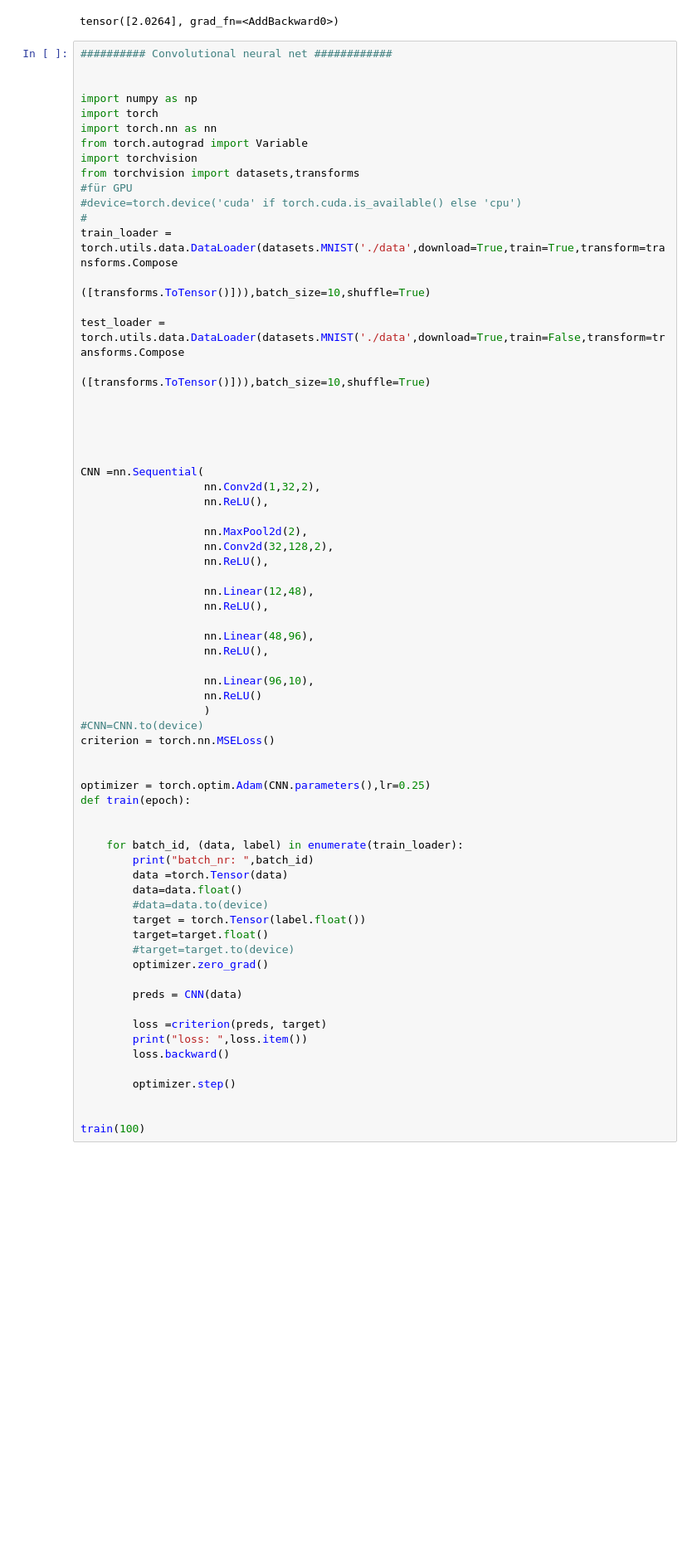
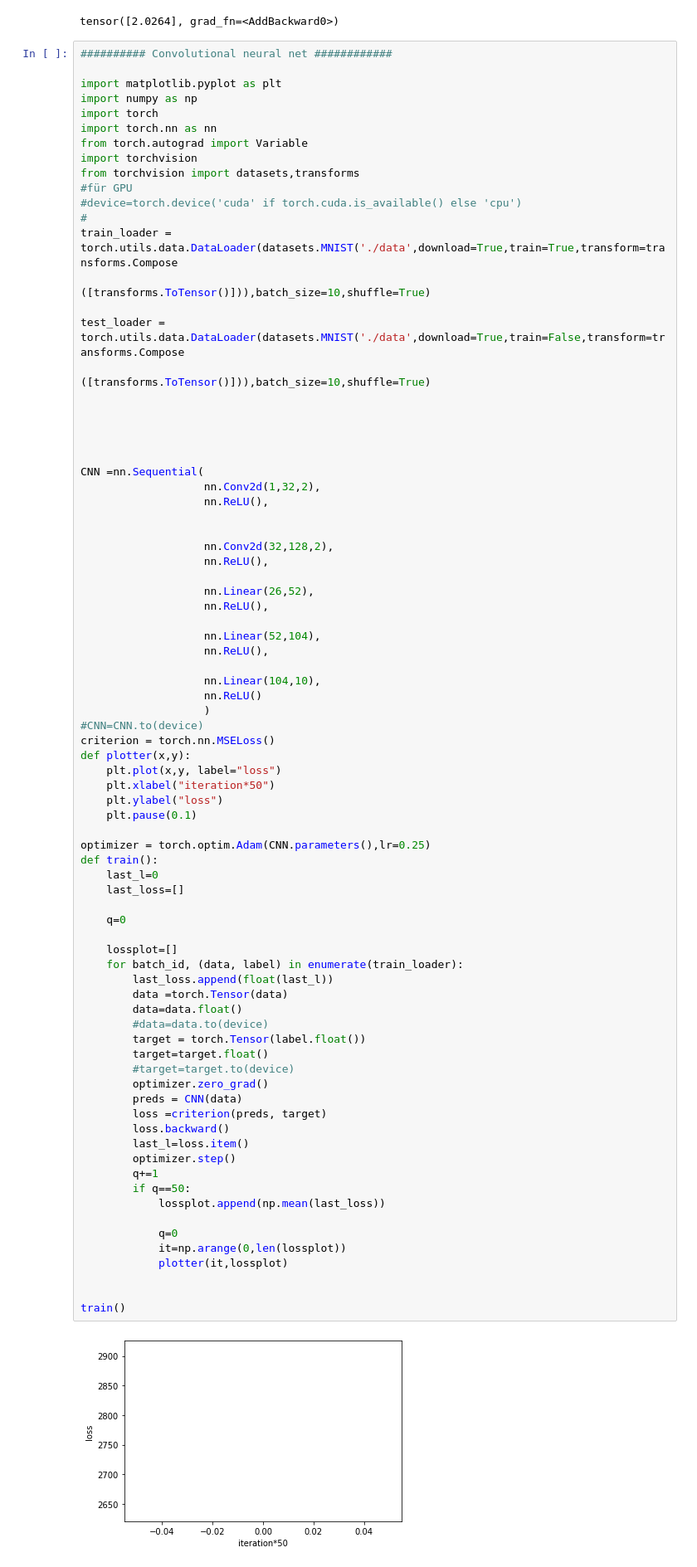
Before and after one commit to MNasert/ML-projects, a Jupyter notebook: Conv_handmade.ipynb, the cells around one changed output. Shown: that part at 83% size. Drawn from its saved outputs; the diff is of its cells as text; blank space fills up the shorter version.

```diff
--- a/Conv_handmade.ipynb
+++ b/Conv_handmade.ipynb
@@ -81,7 +81,7 @@ tensor([2.0264], grad_fn=<AddBackward0>)
 # %%
 ########## Convolutional neural net ############
 
-
+import matplotlib.pyplot as plt
 import numpy as np
 import torch
 import torch.nn as nn
@@ -105,45 +105,58 @@ CNN =nn.Sequential(
                    nn.Conv2d(1,32,2),
                    nn.ReLU(),
 
-                   nn.MaxPool2d(2),
+
                    nn.Conv2d(32,128,2),
                    nn.ReLU(),
 
-                   nn.Linear(12,48),
+                   nn.Linear(26,52),
                    nn.ReLU(),
 
-                   nn.Linear(48,96),
+                   nn.Linear(52,104),
                    nn.ReLU(),
 
-                   nn.Linear(96,10),
+                   nn.Linear(104,10),
                    nn.ReLU()
                    )
 #CNN=CNN.to(device)
 criterion = torch.nn.MSELoss()
-
+def plotter(x,y):
+    plt.plot(x,y, label="loss")
+    plt.xlabel("iteration*50")
+    plt.ylabel("loss")
+    plt.pause(0.1)
 
 optimizer = torch.optim.Adam(CNN.parameters(),lr=0.25)
-def train(epoch):
+def train():
+    last_l=0
+    last_loss=[]
 
+    q=0
 
+    lossplot=[]
     for batch_id, (data, label) in enumerate(train_loader):
-        print("batch_nr: ",batch_id)
+        last_loss.append(float(last_l))
         data =torch.Tensor(data)
         data=data.float()
         #data=data.to(device)
         target = torch.Tensor(label.float())
         target=target.float()
         #target=target.to(device)
         optimizer.zero_grad()
+        preds = CNN(data)
+        loss =criterion(preds, target)
+        loss.backward()
+        last_l=loss.item()
+        optimizer.step()
+        q+=1
+        if q==50:
+            lossplot.append(np.mean(last_loss))
 
-        preds = CNN(data)
-
-        loss =criterion(preds, target)
-        print("loss: ",loss.item())
-        loss.backward()
-
-        optimizer.step()
+            q=0
+            it=np.arange(0,len(lossplot))
+            plotter(it,lossplot)
 
 
-train(100)
+train()
 # %% [output]
+[figure, added]
```
Also changed, not shown: parts of 1 cell of this notebook.
